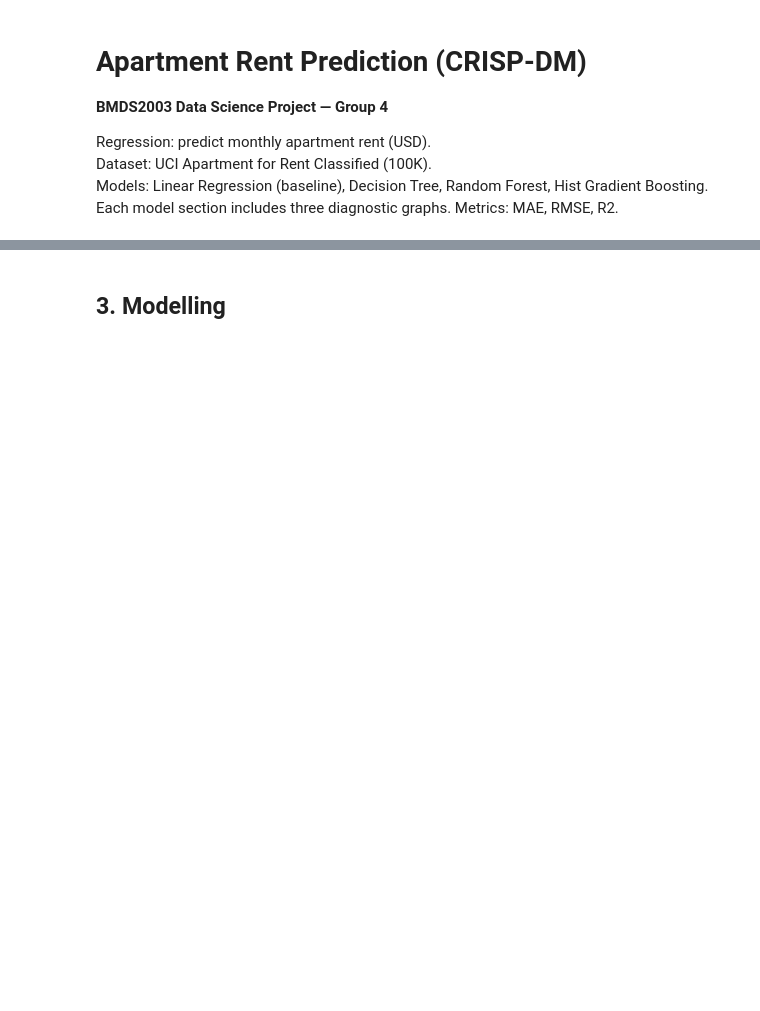
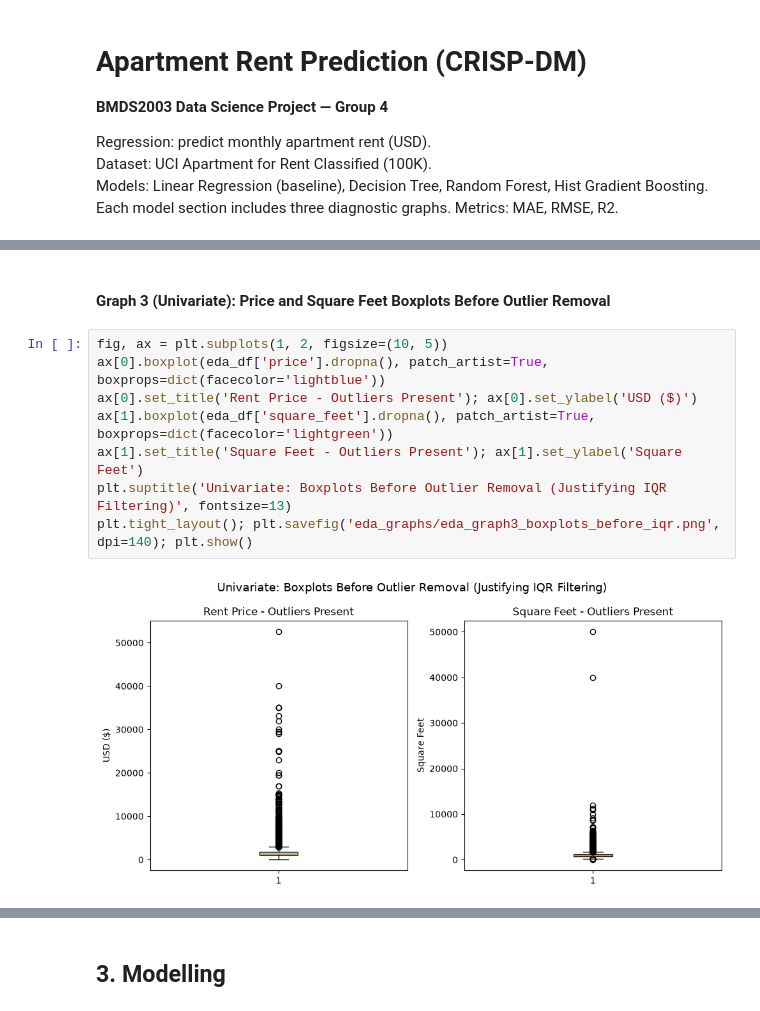
Before and after one commit to ChrisNeo-030506/RDS-Data_Science_Assignment, a Jupyter notebook: BMDS2003_Group4_notebook.ipynb, the cells around one changed output, grey strips where cells are left out. Saved outputs shown, nothing was run; the diff lists cells and outputs as text; blank space fills up the shorter version.

```diff
--- a/BMDS2003_Group4_notebook.ipynb
+++ b/BMDS2003_Group4_notebook.ipynb
@@ -72,0 +153,12 @@ plt.tight_layout(); plt.savefig('eda_rent_by_state.png', dpi=140); plt.show()
+# %% [markdown]
+#### Graph 3 (Univariate): Price and Square Feet Boxplots Before Outlier Removal
+# %%
+fig, ax = plt.subplots(1, 2, figsize=(10, 5))
+ax[0].boxplot(eda_df['price'].dropna(), patch_artist=True, boxprops=dict(facecolor='lightblue'))
+ax[0].set_title('Rent Price - Outliers Present'); ax[0].set_ylabel('USD ($)')
+ax[1].boxplot(eda_df['square_feet'].dropna(), patch_artist=True, boxprops=dict(facecolor='lightgreen'))
+ax[1].set_title('Square Feet - Outliers Present'); ax[1].set_ylabel('Square Feet')
+plt.suptitle('Univariate: Boxplots Before Outlier Removal (Justifying IQR Filtering)', fontsize=13)
+plt.tight_layout(); plt.savefig('eda_graphs/eda_graph3_boxplots_before_iqr.png', dpi=140); plt.show()
+# %% [output]
+[figure, added]
```
Also changed, not shown: parts of 95 cells of this notebook, 33 other files.
